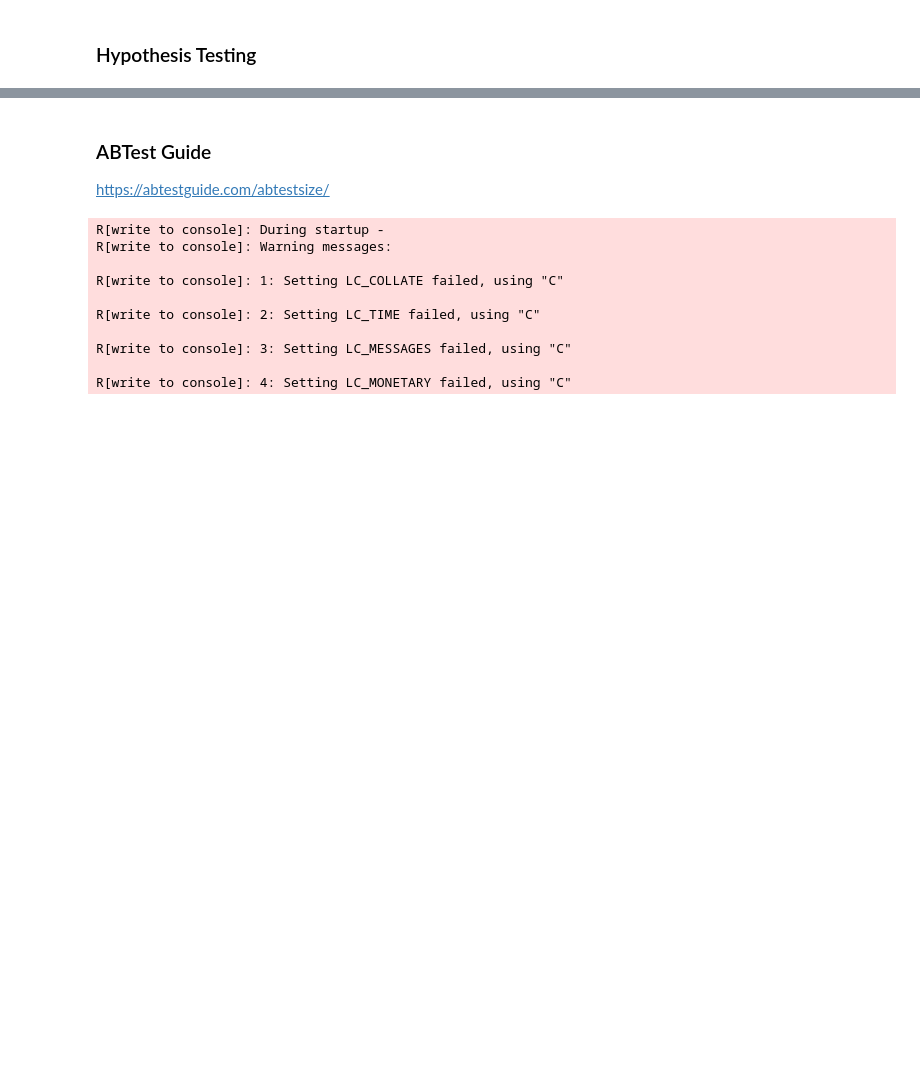
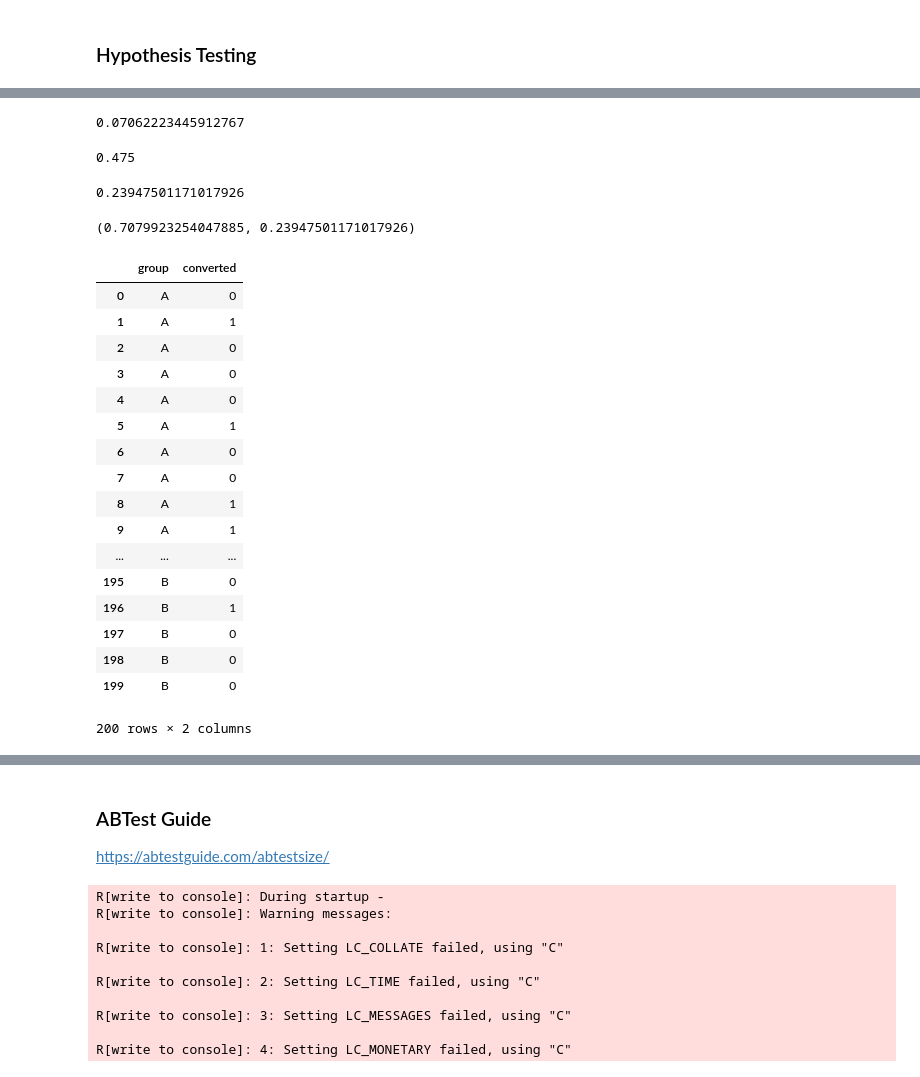
Before and after one commit to samanthansr/statistics-cookbook, a Jupyter notebook: statistics-cookbook.ipynb, the cells around one changed output, grey strips where cells are left out. Saved outputs shown, nothing was run; the diff lists cells and outputs as text; code cells hidden in the pictures; blank space fills up the shorter version.

```diff
--- a/statistics-cookbook.ipynb
+++ b/statistics-cookbook.ipynb
@@ -2,0 +28,32 @@
+# %%
+def generate_binomial_data(n_A, n_B, p_A, p_B):
+
+    """
+    Returns a pandas dataframe with random variables
+    following a binomial distribution.
+
+    Parameters:
+    n_A (int): Sample size for control group
+    n_B (int): Sample size for experiment group
+    p_A (float): Conversion rate of control group
+    p_B (float): Conversion rate of experiment group
+
+    Returns:
+    df
+
+    """
+
+    generated_values_A = scs.bernoulli(p_A).rvs(n_A)
+    generated_values_B = scs.bernoulli(p_B).rvs(n_B)
+
+    df = pd.DataFrame({
+        'A': generated_values_A,
+        'B': generated_values_B
+    }).melt().rename(columns={'variable': 'group',
+                              'value': 'converted'})
+
+
+    return df
+
+ab_data = generate_binomial_data(100, 100, 0.5, 0.4)
+ab_data.head()
@@ -2,0 +318,16 @@
+# %%
+np.sqrt((p_c * (1 - p_c)) * (1/n_A + 1/n_B))
+# %% [output]
+0.07062223445912767
+# %%
+p_c
+# %% [output]
+0.475
+# %%
+# p-value
+p_value = 1 - scs.norm.cdf(Z_score)
+p_value
+
+scs.norm.sf(Z_score)
+# %% [output]
+0.23947501171017926
@@ -2,0 +336,32 @@
+# %%
+count = np.array([50, 45])
+nobs = np.array([100, 100])
+value = 0
+z_score, pval = proportions_ztest(count, nobs, value,
+                                  alternative = 'larger',
+                                  prop_var = False)
+
+z_score, pval
+# %% [output]
+(0.7079923254047885, 0.23947501171017926)
+# %%
+ab_data
+# %% [output]
+|  | group | converted |
+| 0 | A | 0 |
+| 1 | A | 1 |
+| 2 | A | 0 |
+| 3 | A | 0 |
+| 4 | A | 0 |
+| 5 | A | 1 |
+| 6 | A | 0 |
+| 7 | A | 0 |
+| 8 | A | 1 |
+| 9 | A | 1 |
+| ... | ... | ... |
+| 195 | B | 0 |
+| 196 | B | 1 |
+| 197 | B | 0 |
+| 198 | B | 0 |
+| 199 | B | 0 |
+200 rows × 2 columns
```
Also changed, not shown: parts of 22 cells of this notebook.
